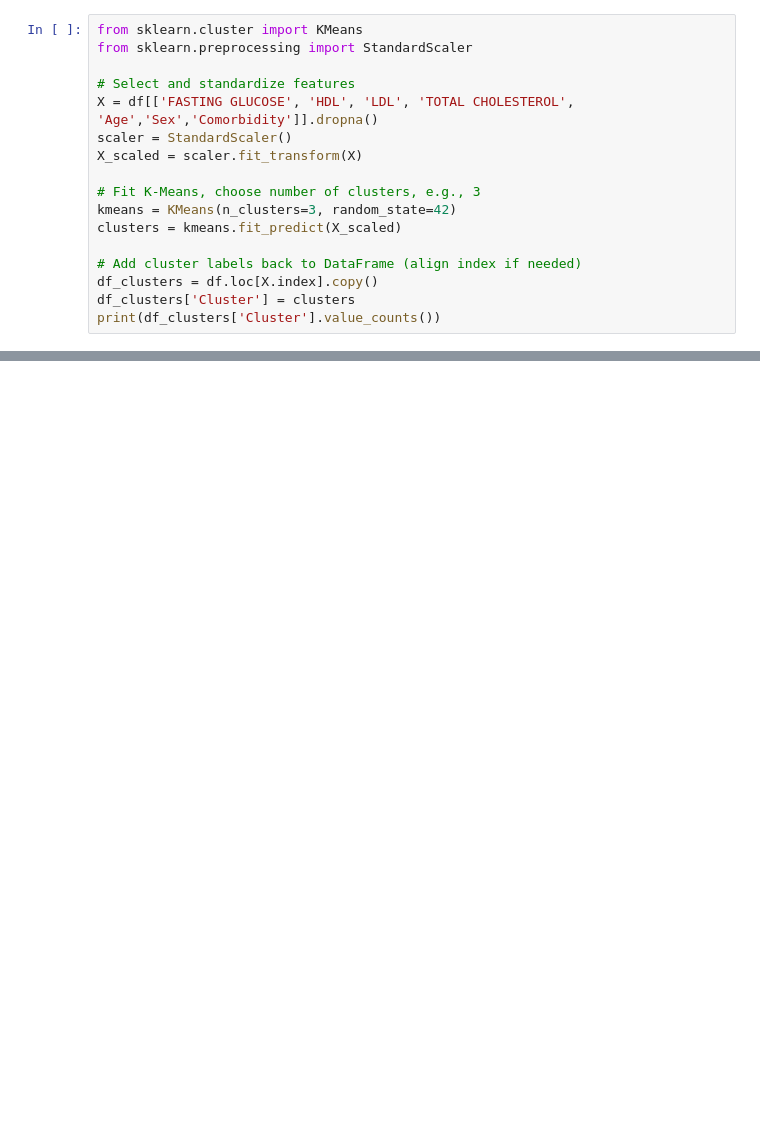
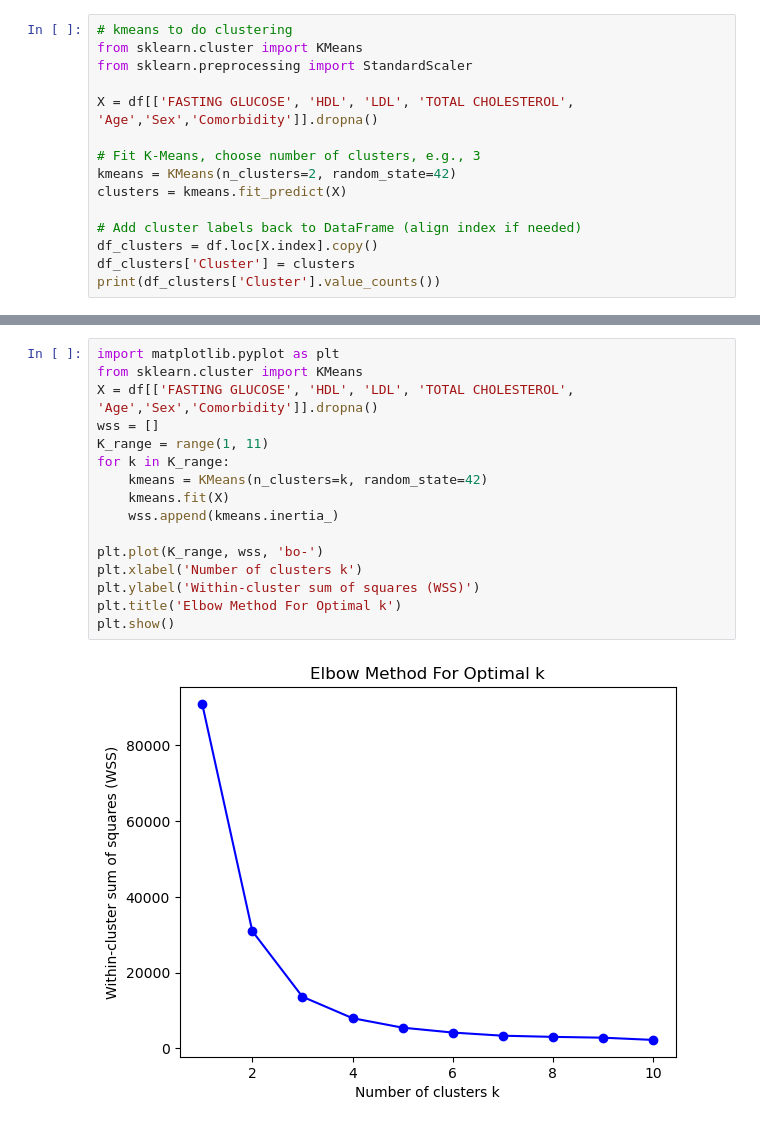
Before and after one commit to victoriaktruong/CPCSSN-Group-Project, a Jupyter notebook: supplementary/eda_modelling.ipynb, the cells around one changed output, grey strips where cells are left out. Drawn from its saved outputs; the diff is of its cells as text; blank space fills up the shorter version.

```diff
--- a/supplementary/eda_modelling.ipynb
+++ b/supplementary/eda_modelling.ipynb
@@ -287,15 +222,13 @@ Confusion Matrix (Raw Counts):
 # %%
+# kmeans to do clustering
 from sklearn.cluster import KMeans
 from sklearn.preprocessing import StandardScaler
 
-# Select and standardize features
 X = df[['FASTING GLUCOSE', 'HDL', 'LDL', 'TOTAL CHOLESTEROL', 'Age','Sex','Comorbidity']].dropna()
-scaler = StandardScaler()
-X_scaled = scaler.fit_transform(X)
 
 # Fit K-Means, choose number of clusters, e.g., 3
-kmeans = KMeans(n_clusters=3, random_state=42)
-clusters = kmeans.fit_predict(X_scaled)
+kmeans = KMeans(n_clusters=2, random_state=42)
+clusters = kmeans.fit_predict(X)
 
 # Add cluster labels back to DataFrame (align index if needed)
 df_clusters = df.loc[X.index].copy()
@@ -310,3 +287,21 @@ Name: count, dtype: int64
+# %%
+import matplotlib.pyplot as plt
+from sklearn.cluster import KMeans
+X = df[['FASTING GLUCOSE', 'HDL', 'LDL', 'TOTAL CHOLESTEROL', 'Age','Sex','Comorbidity']].dropna()
+wss = []
+K_range = range(1, 11)
+for k in K_range:
+    kmeans = KMeans(n_clusters=k, random_state=42)
+    kmeans.fit(X)
+    wss.append(kmeans.inertia_)
+
+plt.plot(K_range, wss, 'bo-')
+plt.xlabel('Number of clusters k')
+plt.ylabel('Within-cluster sum of squares (WSS)')
+plt.title('Elbow Method For Optimal k')
+plt.show()
+# %% [output]
+[figure, added]
 # %%
 import scipy.stats as stats
 import pandas as pd
```
Also changed, not shown: parts of 25 cells of this notebook, 1 other file.
